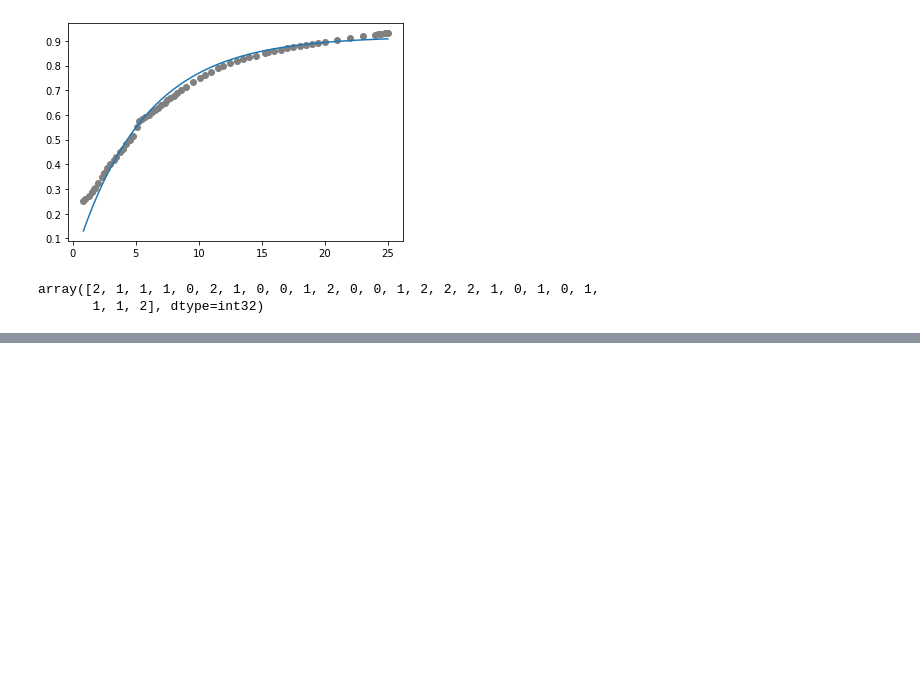
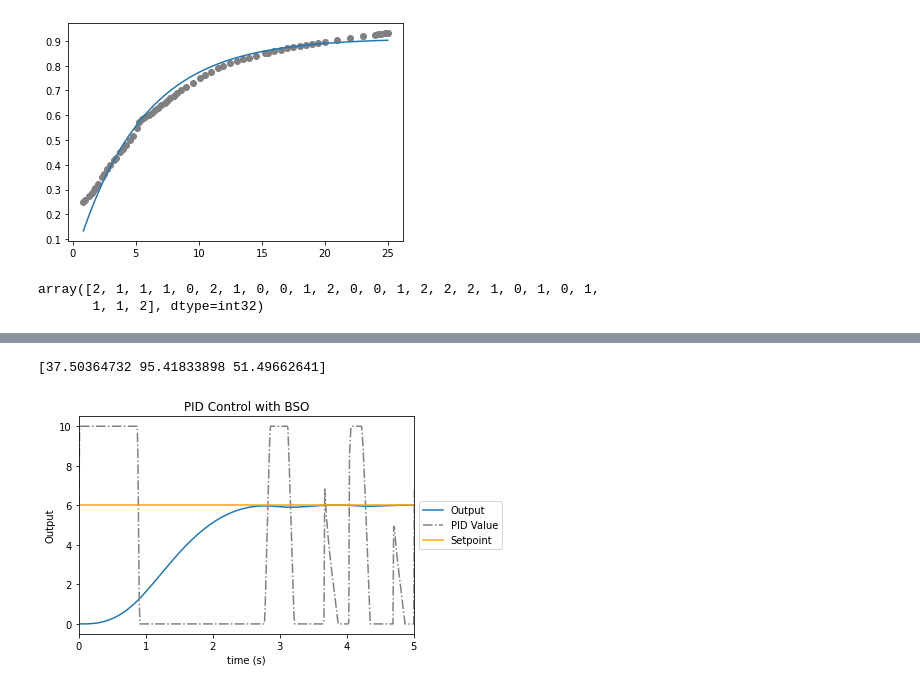
Before and after one commit to Vermillord/KP_Codes, a Jupyter notebook: KP_Notes.ipynb, the cells around one changed output, grey strips where cells are left out. Drawn from its saved outputs; the diff is of its cells as text; code cells hidden in the pictures; blank space fills up the shorter version.

Commit message:
added PID control with BSO algorithm

```diff
--- a/KP_Notes.ipynb
+++ b/KP_Notes.ipynb
@@ -1600,9 +1602,9 @@ def logsig(x):
 # %% [markdown]
 The full BSO algorithm
 # %%
-def BSO(n_ideas, n_param, rng, max_iterate, c_func):
+def BSO(n_ideas, n_param, lb, ub, max_iterate, c_func):
     # Define initial parameters
-    ideas = np.random.uniform(-rng, rng, (n_ideas, n_param))
+    ideas = np.random.uniform(lb, ub, (n_ideas, n_param))
     Km = KMeans(n_clusters=3, max_iter=100)
     iterate = 0
     k = 20
@@ -1627,7 +1629,7 @@ def BSO(n_ideas, n_param, rng, max_iterate, c_func):
             # New idea based on one cluster
             if np.random.random() < p_one:
                 cl_selected = random.choice(clusters)
-                cl_selected_center = cluster_center(cl_selected, c_func)
+                cl_selected_center = cluster_center(cl_selected,  c_func)
 
                 # Use the previous cluster center
                 if np.random.random() < p_one_center:
@@ -1660,6 +1662,7 @@ def BSO(n_ideas, n_param, rng, max_iterate, c_func):
 
         ideas = new_ideas
         iterate = iterate + 1
+        print("Iteration: ", iterate)
 
     # Reclusterize ideas
     cluster = Km.fit_predict(ideas)
@@ -1698,3 +1716,9 @@ Km.fit_predict(test)
 # %% [output]
 array([2, 1, 1, 1, 0, 2, 1, 0, 0, 1, 2, 0, 0, 1, 2, 2, 2, 1, 0, 1, 0, 1,
        1, 1, 2], dtype=int32)
+# %%
+def PIDcost(k):
+    t_, y_, PID_, err_, u_ = PID_Control('step', 100, 0, 20, 6, k, 0, 2)
+    return np.mean(err_)
+# %%
+idea = BSO(25, 3, 0, 100, 10, PIDcost)
@@ -1700,0 +1736,18 @@ array([2, 1, 1, 1, 0, 2, 1, 0, 0, 1, 2, 0, 0, 1, 2, 2, 2, 1, 0, 1, 0, 1,
+# %%
+print(idea)
+# %% [output]
+[37.50364732 95.41833898 51.49662641]
+# %%
+t_, y_, PID_, err_, u_ = PID_Control('step', 100, 0, 20, 6, idea, 0, 2)
+# %%
+plt.title("PID Control with BSO")
+plt.xlim(0,5)
+plt.xlabel("time (s)")
+plt.ylabel("Output")
+plt.plot(t_, y_, label='Output')
+plt.plot(t_, PID_, label='PID Value', color='gray', linestyle='-.')
+plt.plot(t_, u_, label='Setpoint', color='orange')
+plt.legend(loc='center left', bbox_to_anchor=(1, 0.5))
+plt.show()
+# %% [output]
+[figure, added]
```
Also changed, not shown: parts of 3 cells of this notebook.
